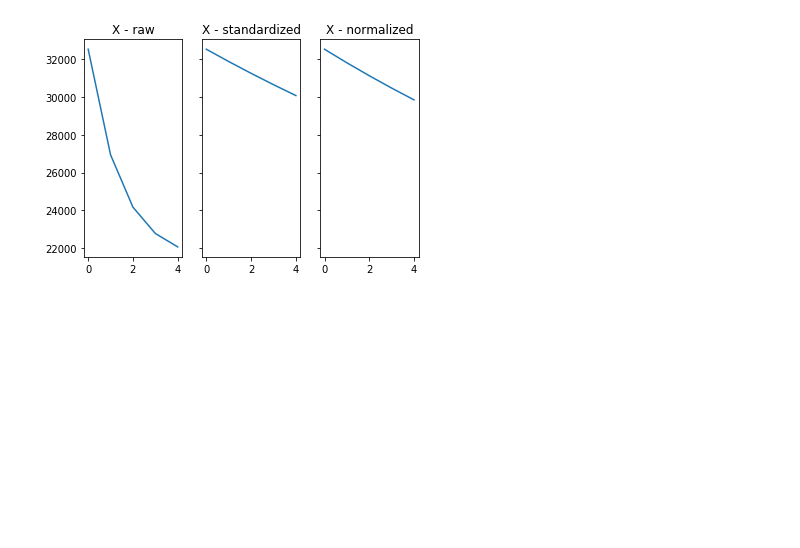
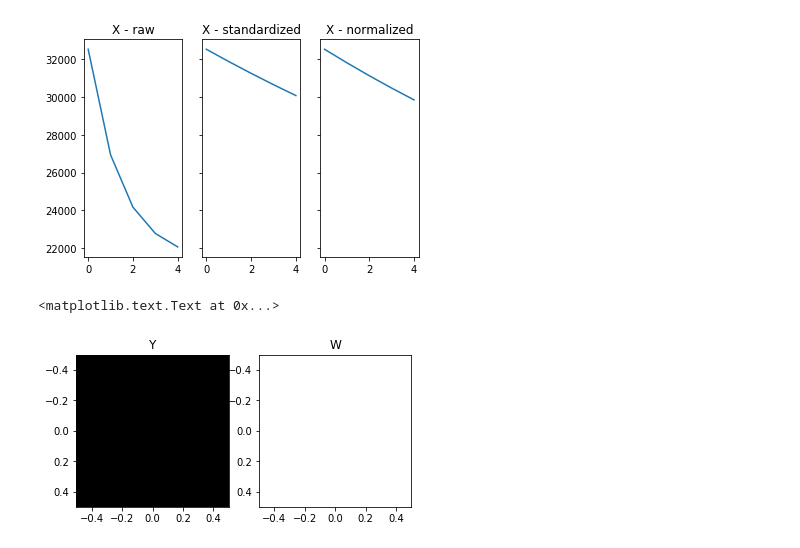
Before and after one commit to formigone/machine-learning-research, a Jupyter notebook: notebooks/visualizing_weights/visualizing_weights.ipynb, the cells around one changed output. Cells and saved outputs as stored; diff of their text form; code cells hidden in the pictures; blank space fills up the shorter version.

Commit message:
Vectorize linear model

```diff
--- a/notebooks/visualizing_weights/visualizing_weights.ipynb
+++ b/notebooks/visualizing_weights/visualizing_weights.ipynb
@@ -9,15 +9,15 @@ class Model(object):
 
 
 class LinearModel(Model):
-    def __init__(self, x_shape, y_shape, model_dir, learning_rate=0.01):
-        self.W = tf.Variable([0 for _ in range(x_shape[1])], dtype=tf.float32)
-        self.b = tf.Variable([0], dtype=tf.float32)
+    def __init__(self, x_shape, y_shape, model_dir=None, learning_rate=0.01):
+        self.W = tf.Variable(np.zeros((1, x_shape[1])), dtype=tf.float32, name='W')
+        self.b = tf.Variable([0], dtype=tf.float32, name='b')
 
-        self.x = tf.placeholder(tf.float32, shape=x_shape)
-        self.y = tf.placeholder(tf.float32, shape=y_shape)
-        self.m = tf.placeholder(tf.float32)
+        self.x = tf.placeholder(tf.float32, shape=x_shape, name='x')
+        self.y = tf.placeholder(tf.float32, shape=y_shape, name='y')
+        self.m = tf.placeholder(tf.float32, shape=(), name='m')
 
-        self.model = self.W * self.x + self.b
+        self.model = tf.transpose(self.W) * self.x + self.b
         self.loss = (1 / (self.m * 2)) * tf.reduce_sum(tf.square(self.model - self.y))
         self.optimizer = tf.train.GradientDescentOptimizer(learning_rate)
         self.minimize = self.optimizer.minimize(self.loss)
@@ -40,13 +40,16 @@ class LinearModel(Model):
                                              self.m: samples.shape[0]
                                          })
                 loss.append(l)
-            # saver.save(session, self.model_dir)
+
+            if self.model_dir is not None:
+                saver.save(session, self.model_dir)
         return {'loss': loss, 'W': W, 'b': b}
 
     def predict(self, input):
         saver = tf.train.Saver()
         with tf.Session() as session:
-            saver.restore(session, self.model_dir)
+            if self.model_dir is not None:
+                saver.restore(session, self.model_dir)
             return session.run([self.model], feed_dict={self.x: input})
 # %%
 n = 10
@@ -104,3 +107,22 @@ plt.show()
 # print(Y)
 # %% [output]
 [figure]
+# %%
+n = 1
+x = np.zeros((n**2, n**2))
+np.fill_diagonal(x, 1)
+y = np.array([i / 10 for i in range(x.shape[0])]).reshape((x.shape[0], 1))
+model = LinearModel((None, x.shape[1]), (None, Y.shape[1]), None)
+out = model.train(x, y, steps=3)
+
+_, (ax1, ax2) = plt.subplots(1, 2)
+
+w = np.array(out['W'])
+w = (w - np.min(w)) / (np.max(x) - np.min(x))
+ax1.imshow(y.reshape((n, n)), cmap='gray')
+ax1.set_title('Y')
+ax2.imshow(w.reshape((n, n)), cmap='gray')
+ax2.set_title('W')
+# %% [output]
+<matplotlib.text.Text at 0x...>
+[figure, added]
```
Also changed, not shown: parts of 1 cell of this notebook.
